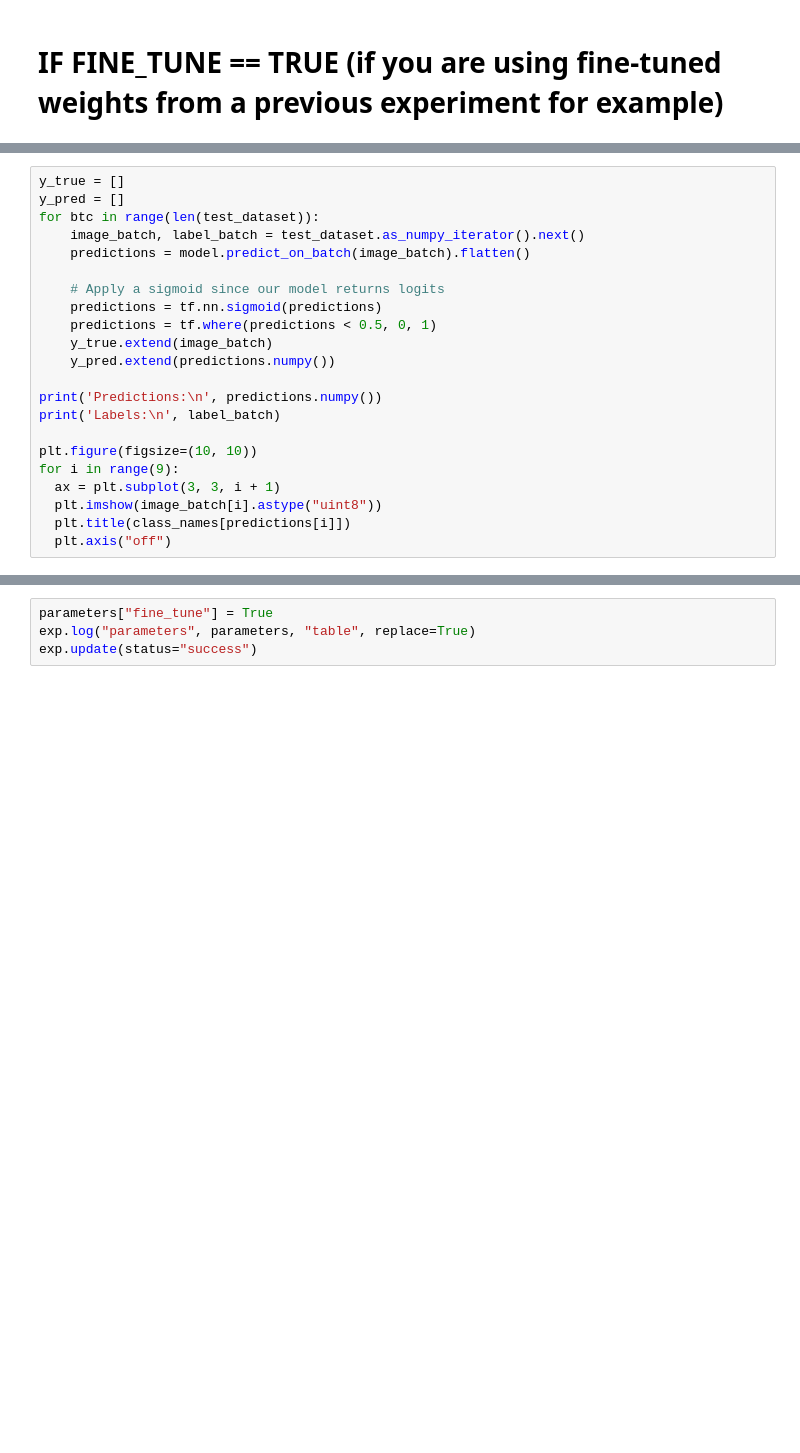
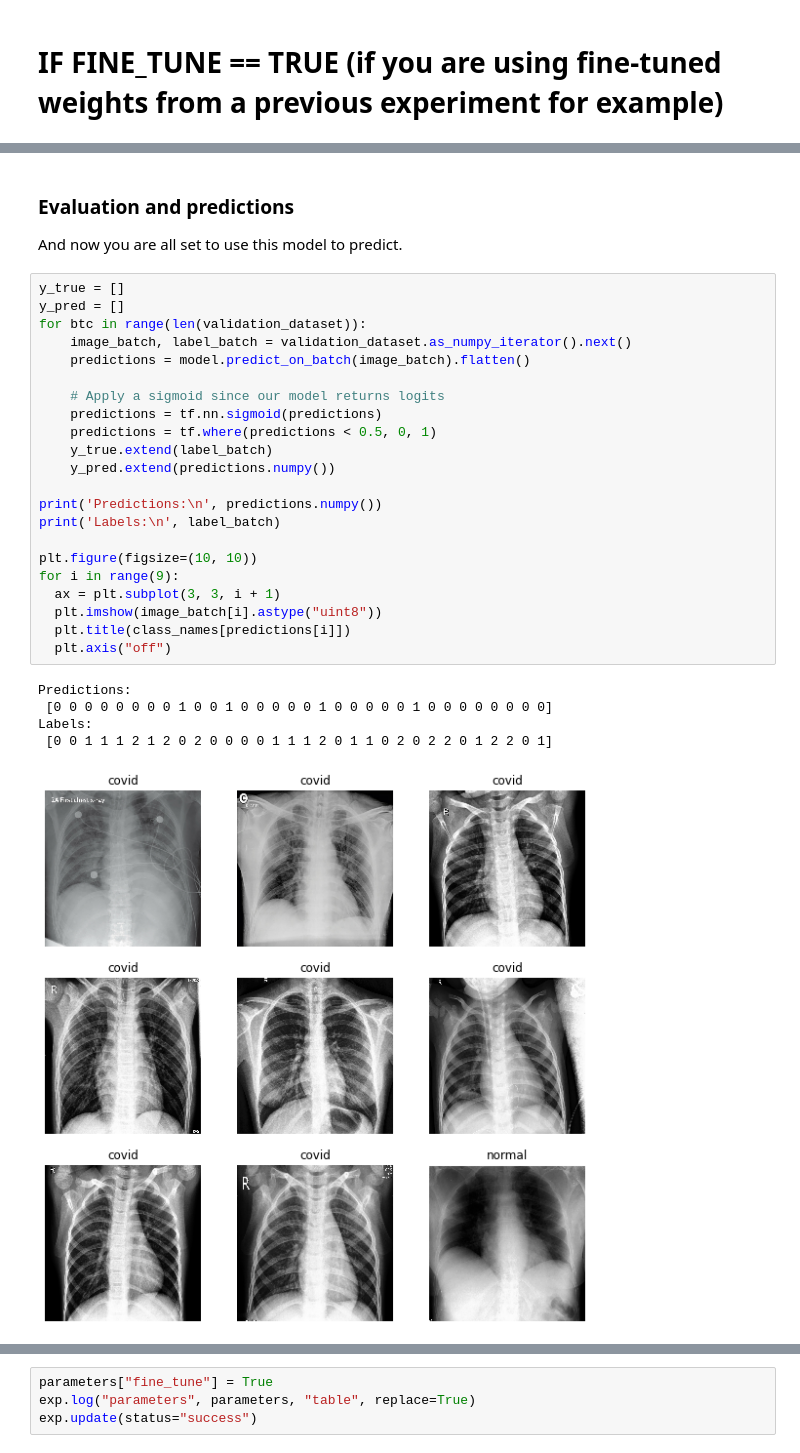
Before and after one commit to picselliahq/picsellia-training-engine, a Jupyter notebook: PicselliaClassification.ipynb, the cells around one changed output, grey strips where cells are left out. Saved outputs shown, nothing was run; the diff lists cells and outputs as text; blank space fills up the shorter version.

```diff
--- a/PicselliaClassification.ipynb
+++ b/PicselliaClassification.ipynb
@@ -408,25 +498,35 @@ exp.store("model-latest", os.path.join(models_dir, 'saved_model'), zip=True)
+# %% [markdown]
+### Evaluation and predictions
+
+And now you are all set to use this model to predict.
 # %%
 y_true = []
 y_pred = []
-for btc in range(len(test_dataset)):
-    image_batch, label_batch = test_dataset.as_numpy_iterator().next()
+for btc in range(len(validation_dataset)):
+    image_batch, label_batch = validation_dataset.as_numpy_iterator().next()
     predictions = model.predict_on_batch(image_batch).flatten()
 
     # Apply a sigmoid since our model returns logits
     predictions = tf.nn.sigmoid(predictions)
     predictions = tf.where(predictions < 0.5, 0, 1)
-    y_true.extend(image_batch)
+    y_true.extend(label_batch)
     y_pred.extend(predictions.numpy())
 
 print('Predictions:\n', predictions.numpy())
 print('Labels:\n', label_batch)
 
 plt.figure(figsize=(10, 10))
 for i in range(9):
   ax = plt.subplot(3, 3, i + 1)
   plt.imshow(image_batch[i].astype("uint8"))
   plt.title(class_names[predictions[i]])
   plt.axis("off")
+# %% [output]
+Predictions:
+ [0 0 0 0 0 0 0 0 1 0 0 1 0 0 0 0 0 1 0 0 0 0 0 1 0 0 0 0 0 0 0 0]
+Labels:
+ [0 0 1 1 1 2 1 2 0 2 0 0 0 0 1 1 1 2 0 1 1 0 2 0 2 2 0 1 2 2 0 1]
+[figure, added]
 # %%
 from sklearn.metrics import classification_report, confusion_matrix
 
```
Also changed, not shown: parts of 48 cells of this notebook.
